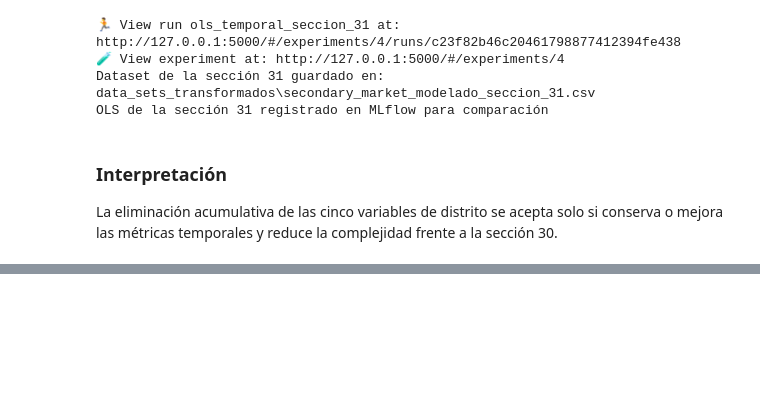
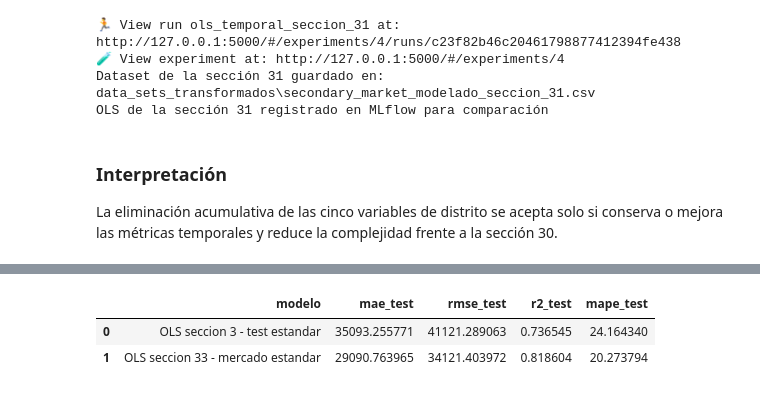
Before and after one commit to rodrigozura/moscow-real-estate-mlflow, a Jupyter notebook: preparacion_modelado_inmobiliario.ipynb, the cells around one changed output, grey strips where cells are left out. Drawn from its saved outputs; the diff is of its cells as text; code cells hidden in the pictures; blank space fills up the shorter version.

```diff
--- a/preparacion_modelado_inmobiliario.ipynb
+++ b/preparacion_modelado_inmobiliario.ipynb
@@ -2788,0 +2883,84 @@ La eliminación acumulativa de las cinco variables de distrito se acepta solo si
+# %%
+CORTE_PRECIO_ESTANDAR_SECCION_33 = 402600
+RUTA_ORIGEN_SECCION_33 = Path("data_sets_transformados/secondary_market_modelado_one_hot.csv")
+RUTA_SALIDA_SECCION_33 = Path("data_sets_transformados/secondary_market_modelado_seccion_33.csv")
+RUTA_SALIDA_PREMIUM_SECCION_33 = Path("data_sets_transformados/secondary_market_modelado_seccion_33_premium.csv")
+df_ols_seccion_33_origen = pd.read_csv(RUTA_ORIGEN_SECCION_33)
+if df_ols_seccion_33_origen["price_per_sqm"].isna().any() or (df_ols_seccion_33_origen["price_per_sqm"] <= 0).any():
+    raise ValueError("price_per_sqm contiene valores faltantes, cero o negativos")
+df_ols_seccion_33 = df_ols_seccion_33_origen[df_ols_seccion_33_origen["price_per_sqm"] <= CORTE_PRECIO_ESTANDAR_SECCION_33].copy()
+df_premium_seccion_33 = df_ols_seccion_33_origen[df_ols_seccion_33_origen["price_per_sqm"] > CORTE_PRECIO_ESTANDAR_SECCION_33].copy()
+df_ols_seccion_33.to_csv(RUTA_SALIDA_SECCION_33, index=False)
+df_premium_seccion_33.to_csv(RUTA_SALIDA_PREMIUM_SECCION_33, index=False)
+df_train_seccion_33 = df_ols_seccion_33[df_ols_seccion_33["periodo"] < CORTE_TEMPORAL].copy()
+df_test_seccion_33 = df_ols_seccion_33[df_ols_seccion_33["periodo"] >= CORTE_TEMPORAL].copy()
+X_train_seccion_33 = df_train_seccion_33.drop(columns=["price_per_sqm", "periodo"])
+X_test_seccion_33 = df_test_seccion_33.drop(columns=["price_per_sqm", "periodo"])
+y_train_seccion_33 = df_train_seccion_33["price_per_sqm"]
+y_test_seccion_33 = df_test_seccion_33["price_per_sqm"]
+if df_train_seccion_33.empty or df_test_seccion_33.empty:
+    raise ValueError("El corte temporal no produjo train y test para el mercado estandar")
+X_train_seccion_33_sm = sm.add_constant(X_train_seccion_33, has_constant="add")
+X_test_seccion_33_sm = sm.add_constant(X_test_seccion_33, has_constant="add")
+resultados_ols_seccion_33 = sm.OLS(y_train_seccion_33, X_train_seccion_33_sm).fit()
+predicciones_train_seccion_33 = resultados_ols_seccion_33.predict(X_train_seccion_33_sm)
+predicciones_test_seccion_33 = resultados_ols_seccion_33.predict(X_test_seccion_33_sm)
+metricas_ols_seccion_33 = {
+    **calcular_metricas_regresion(y_train_seccion_33, predicciones_train_seccion_33, "train"),
+    **calcular_metricas_regresion(y_test_seccion_33, predicciones_test_seccion_33, "test"),
+    "r2_ols": float(resultados_ols_seccion_33.rsquared),
+    "r2_ajustado_ols": float(resultados_ols_seccion_33.rsquared_adj),
+    "aic_ols": float(resultados_ols_seccion_33.aic),
+    "bic_ols": float(resultados_ols_seccion_33.bic),
+    "f_statistic_ols": float(resultados_ols_seccion_33.fvalue),
+    "prob_f_statistic_ols": float(resultados_ols_seccion_33.f_pvalue),
+    "condition_number_ols": float(resultados_ols_seccion_33.condition_number),
+    "coeficientes_significativos_005": float((resultados_ols_seccion_33.pvalues <= 0.05).sum()),
+    "coeficientes_no_significativos_005": float((resultados_ols_seccion_33.pvalues > 0.05).sum()),
+    "filas_mercado_estandar": float(len(df_ols_seccion_33)),
+    "filas_mercado_premium": float(len(df_premium_seccion_33)),
+    "proporcion_mercado_estandar": float(len(df_ols_seccion_33) / len(df_ols_seccion_33_origen)),
+    "proporcion_mercado_premium": float(len(df_premium_seccion_33) / len(df_ols_seccion_33_origen))
+}
+omnibus_seccion_33, prob_omnibus_seccion_33 = omni_normtest(resultados_ols_seccion_33.resid)
+jarque_bera_seccion_33, prob_jb_seccion_33, skew_seccion_33, kurtosis_seccion_33 = jarque_bera(resultados_ols_seccion_33.resid)
+metricas_ols_seccion_33.update({
+    "omnibus_ols": float(omnibus_seccion_33),
+    "prob_omnibus_ols": float(prob_omnibus_seccion_33),
+    "durbin_watson_ols": float(durbin_watson(resultados_ols_seccion_33.resid)),
+    "jarque_bera_ols": float(jarque_bera_seccion_33),
+    "prob_jb_ols": float(prob_jb_seccion_33),
+    "skew_ols": float(skew_seccion_33),
+    "kurtosis_ols": float(kurtosis_seccion_33)
+})
+coeficientes_ols_seccion_33 = pd.DataFrame({"variable": resultados_ols_seccion_33.params.index, "coeficiente": resultados_ols_seccion_33.params.to_numpy(), "p_value": resultados_ols_seccion_33.pvalues.to_numpy(), "significativa_0_05": resultados_ols_seccion_33.pvalues.to_numpy() <= 0.05})
+residuos_test_seccion_33 = pd.DataFrame({"periodo": df_test_seccion_33["periodo"].to_numpy(), "real": y_test_seccion_33.to_numpy(), "prediccion": predicciones_test_seccion_33.to_numpy(), "residuo": y_test_seccion_33.to_numpy() - predicciones_test_seccion_33.to_numpy()})
+# Baseline section 3 evaluated on the same standard test subset for a fair comparison.
+df_train_seccion_3 = df_ols_seccion_33_origen[df_ols_seccion_33_origen["periodo"] < CORTE_TEMPORAL].copy()
+X_train_seccion_3 = df_train_seccion_3.drop(columns=["price_per_sqm", "periodo"])
+y_train_seccion_3 = df_train_seccion_3["price_per_sqm"]
+resultados_ols_seccion_3_reajustado = sm.OLS(y_train_seccion_3, sm.add_constant(X_train_seccion_3, has_constant="add")).fit()
+predicciones_test_seccion_3_sobre_estandar = resultados_ols_seccion_3_reajustado.predict(X_test_seccion_33_sm)
+metricas_ols_seccion_3_sobre_estandar = calcular_metricas_regresion(y_test_seccion_33, predicciones_test_seccion_3_sobre_estandar, "test")
+metricas_ols_seccion_3_sobre_estandar_mlflow = {f"seccion_3_{clave}": valor for clave, valor in metricas_ols_seccion_3_sobre_estandar.items()}
+comparacion_ols_seccion_33 = pd.DataFrame([{"modelo": "OLS seccion 3 - test estandar", **metricas_ols_seccion_3_sobre_estandar}, {"modelo": "OLS seccion 33 - mercado estandar", **metricas_ols_seccion_33}])
+delta_metricas_seccion_33 = {f"delta_{metrica}": metricas_ols_seccion_33[metrica] - metricas_ols_seccion_3_sobre_estandar[metrica] for metrica in ["mae_test", "rmse_test", "r2_test", "mape_test"]}
+display(comparacion_ols_seccion_33[["modelo", "mae_test", "rmse_test", "r2_test", "mape_test"]])
+mlflow.set_tracking_uri("http://127.0.0.1:5000")
+mlflow.set_experiment("Inmobiliario - OLS Temporal")
+with mlflow.start_run(run_name="ols_temporal_seccion_33_mercado_estandar_desde_seccion_3"):
+    mlflow.set_tag("run_anterior_id", "8632cd73b7b84347bd6cd3ee0b2cfe4e")
+    mlflow.log_params({"seccion": 33, "dataset": str(RUTA_SALIDA_SECCION_33), "dataset_premium": str(RUTA_SALIDA_PREMIUM_SECCION_33), "dataset_origen": str(RUTA_ORIGEN_SECCION_33), "objetivo": "price_per_sqm", "corte_temporal": CORTE_TEMPORAL, "corte_precio_estandar_rub_m2": CORTE_PRECIO_ESTANDAR_SECCION_33, "n_predictores": X_train_seccion_33.shape[1], "filas_entrenamiento": len(df_train_seccion_33), "filas_prueba": len(df_test_seccion_33), "filas_mercado_estandar": len(df_ols_seccion_33), "filas_mercado_premium": len(df_premium_seccion_33), "tipo_modelo": "statsmodels_OLS_seccion_33_mercado_estandar_desde_seccion_3"})
+    mlflow.log_metrics({**metricas_ols_seccion_33, **metricas_ols_seccion_3_sobre_estandar_mlflow, **delta_metricas_seccion_33})
+    mlflow.log_table(comparacion_ols_seccion_33, artifact_file="comparacion/comparacion_ols_seccion_33.json")
+    mlflow.log_table(coeficientes_ols_seccion_33, artifact_file="modelo/coeficientes_ols_seccion_33.json")
+    mlflow.log_table(residuos_test_seccion_33, artifact_file="diagnostico/residuos_test_seccion_33.json")
+    mlflow.log_text(resultados_ols_seccion_33.summary().as_text(), "modelo/resumen_ols_seccion_33.txt")
+print(f"Dataset estandar de la seccion 33 guardado en: {RUTA_SALIDA_SECCION_33}")
+print(f"Dataset premium de la seccion 33 guardado en: {RUTA_SALIDA_PREMIUM_SECCION_33}")
+print(f"Filas estandar: {len(df_ols_seccion_33)} | Filas premium: {len(df_premium_seccion_33)}")
+print("OLS de la seccion 33 registrado en MLflow para comparacion")
+# %% [output]
+|  | modelo | mae_test | rmse_test | r2_test | mape_test |
+| 0 | OLS seccion 3 - test estandar | 35093.255771 | 41121.289063 | 0.736545 | 24.164340 |
+| 1 | OLS seccion 33 - mercado estandar | 29090.763965 | 34121.403972 | 0.818604 | 20.273794 |
```
Also changed, not shown: parts of 8 cells of this notebook, 1 other file.
